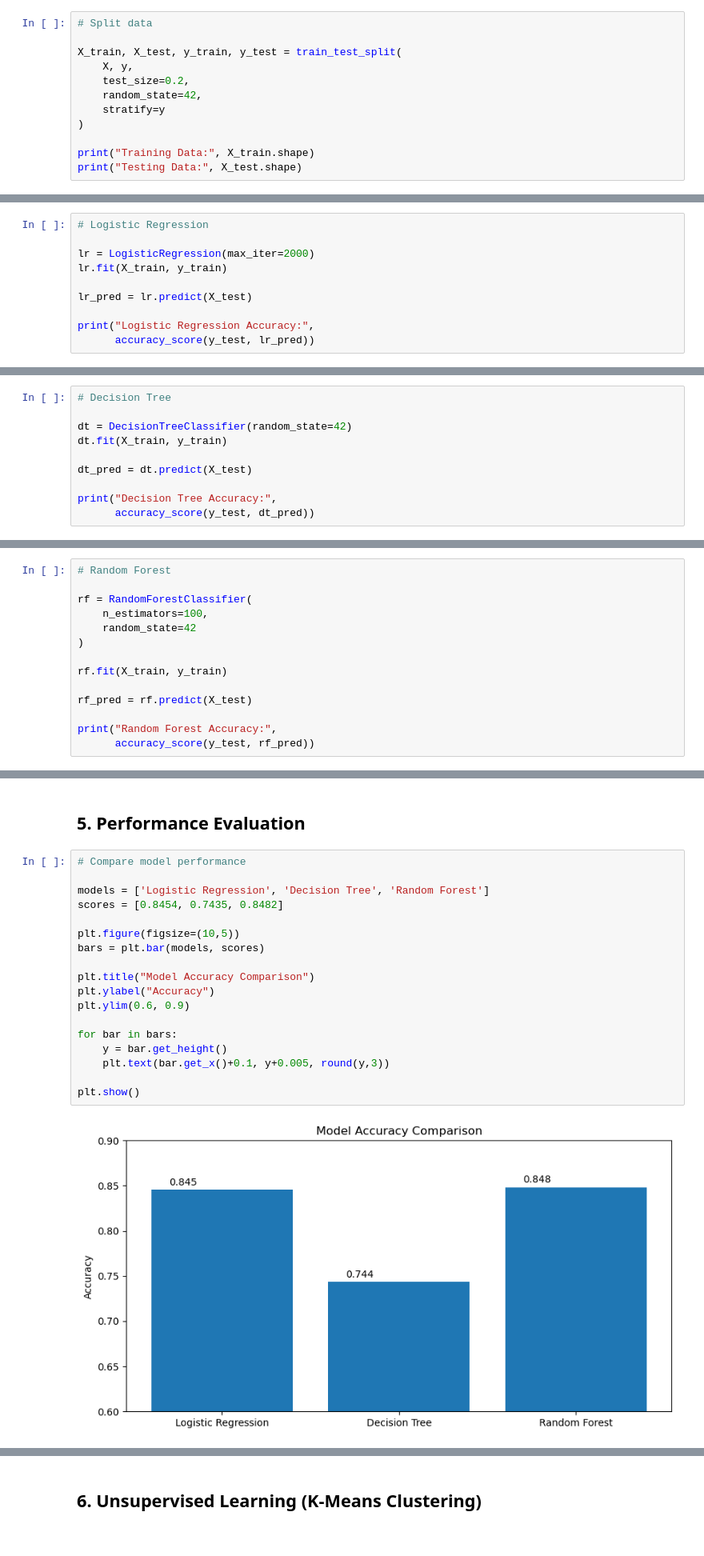
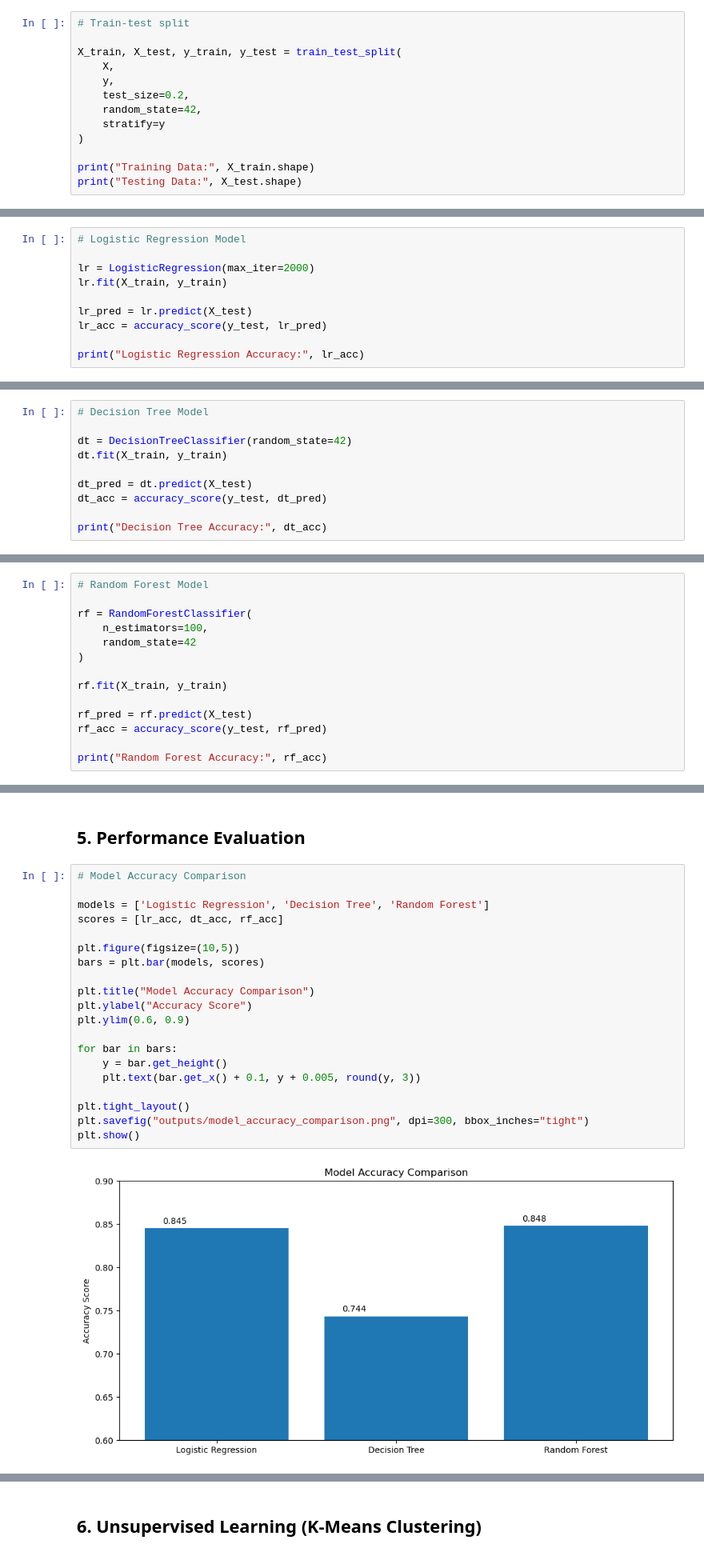
Before and after one commit to satishcode10/Driver_Behavior_ML_Project, a Jupyter notebook: notebooks/driver_behavior_project.ipynb, the cells around one changed output, grey strips where cells are left out. Shown at 80% size. Saved outputs shown, nothing was run; the diff lists cells and outputs as text.

Commit message:
Updated notebook with saved plots, classification report, and report visuals

```diff
--- a/notebooks/driver_behavior_project.ipynb
+++ b/notebooks/driver_behavior_project.ipynb
@@ -148,10 +316,11 @@ y Shape: (12316,)
 # %% [markdown]
 ## 4. Machine Learning Model Training
 # %%
-# Split data
+# Train-test split
 
 X_train, X_test, y_train, y_test = train_test_split(
-    X, y,
+    X,
+    y,
     test_size=0.2,
     random_state=42,
     stratify=y
@@ -163,31 +332,31 @@ print("Testing Data:", X_test.shape)
 Training Data: (9852, 29)
 Testing Data: (2464, 29)
 # %%
-# Logistic Regression
+# Logistic Regression Model
 
 lr = LogisticRegression(max_iter=2000)
 lr.fit(X_train, y_train)
 
 lr_pred = lr.predict(X_test)
+lr_acc = accuracy_score(y_test, lr_pred)
 
-print("Logistic Regression Accuracy:",
-      accuracy_score(y_test, lr_pred))
+print("Logistic Regression Accuracy:", lr_acc)
 # %% [output]
 Logistic Regression Accuracy: 0.8453733766233766
 # %%
-# Decision Tree
+# Decision Tree Model
 
 dt = DecisionTreeClassifier(random_state=42)
 dt.fit(X_train, y_train)
 
 dt_pred = dt.predict(X_test)
+dt_acc = accuracy_score(y_test, dt_pred)
 
-print("Decision Tree Accuracy:",
-      accuracy_score(y_test, dt_pred))
+print("Decision Tree Accuracy:", dt_acc)
 # %% [output]
 Decision Tree Accuracy: 0.7435064935064936
 # %%
-# Random Forest
+# Random Forest Model
 
 rf = RandomForestClassifier(
     n_estimators=100,
@@ -197,8 +366,8 @@ rf = RandomForestClassifier(
 rf.fit(X_train, y_train)
 
 rf_pred = rf.predict(X_test)
+rf_acc = accuracy_score(y_test, rf_pred)
 
-print("Random Forest Accuracy:",
-      accuracy_score(y_test, rf_pred))
+print("Random Forest Accuracy:", rf_acc)
 # %% [output]
 Random Forest Accuracy: 0.8482142857142857
@@ -205,25 +388,27 @@ Random Forest Accuracy: 0.8482142857142857
 # %% [markdown]
 ## 5. Performance Evaluation
 # %%
-# Compare model performance
+# Model Accuracy Comparison
 
 models = ['Logistic Regression', 'Decision Tree', 'Random Forest']
-scores = [0.8454, 0.7435, 0.8482]
+scores = [lr_acc, dt_acc, rf_acc]
 
 plt.figure(figsize=(10,5))
 bars = plt.bar(models, scores)
 
 plt.title("Model Accuracy Comparison")
-plt.ylabel("Accuracy")
+plt.ylabel("Accuracy Score")
 plt.ylim(0.6, 0.9)
 
 for bar in bars:
     y = bar.get_height()
-    plt.text(bar.get_x()+0.1, y+0.005, round(y,3))
+    plt.text(bar.get_x() + 0.1, y + 0.005, round(y, 3))
 
+plt.tight_layout()
+plt.savefig("outputs/model_accuracy_comparison.png", dpi=300, bbox_inches="tight")
 plt.show()
 # %% [output]
-[figure, old version]
+[figure, new version]
 # %%
 # Confusion Matrix for Random Forest
 
```
Also changed, not shown: parts of 23 cells of this notebook, 13 other files.
